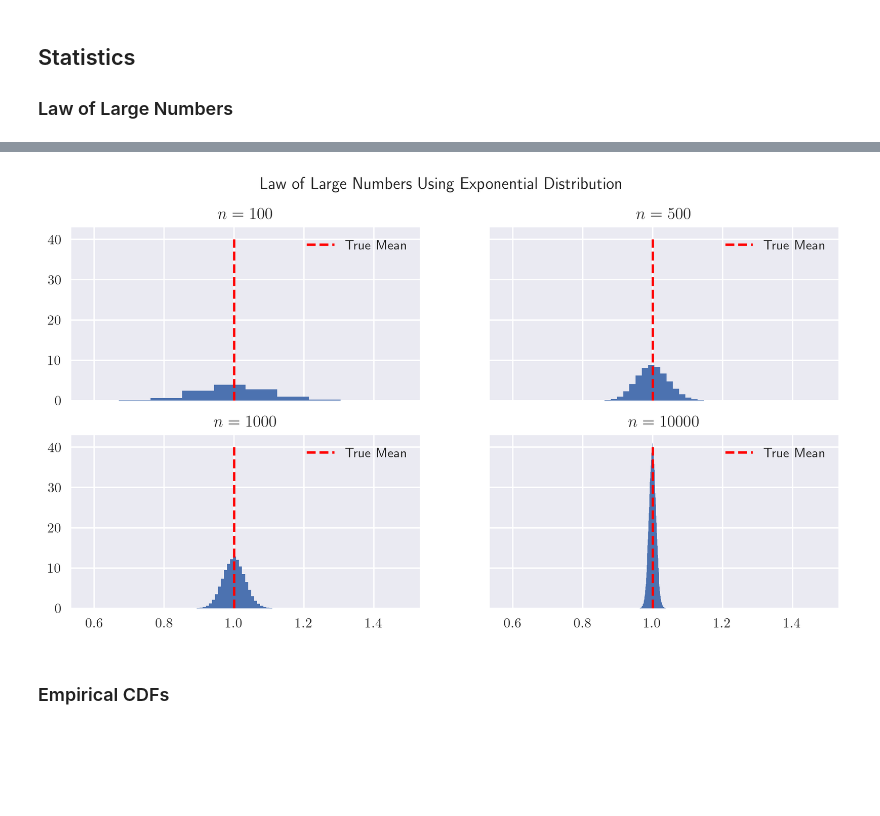
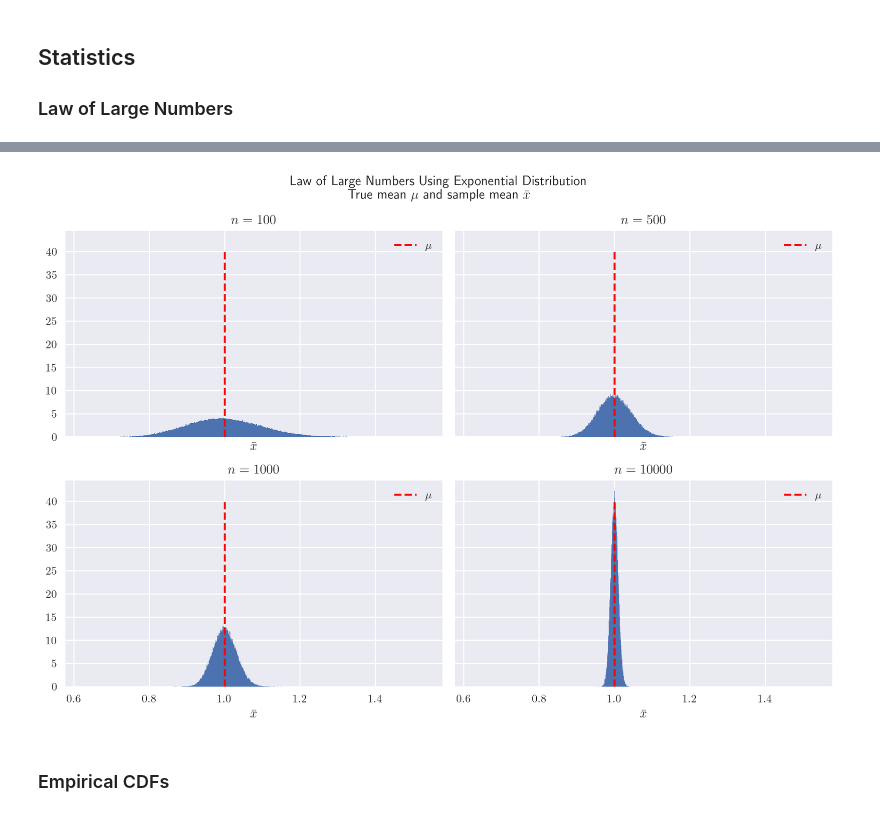
Before and after one commit to charlesrambo/math_bootcamp_25, a Jupyter notebook: Unit 3/unit_3_code_snippets.ipynb, the cells around one changed output, grey strips where cells are left out. Drawn from its saved outputs; the diff is of its cells as text; code cells hidden in the pictures; blank space fills up the shorter version.

```diff
--- a/Unit 3/unit_3_code_snippets.ipynb
+++ b/Unit 3/unit_3_code_snippets.ipynb
@@ -106,7 +253,8 @@ plt.show()
 ### Joint Distributions
 # %%
 # Import modules
-import numpy as np, matplotlib.pyplot as plt
+import numpy as np
+import matplotlib.pyplot as plt
 from scipy.stats import norm
 
 # Use LaTeX and increase resolution
@@ -123,8 +271,7 @@ Z = norm.rvs(size = 100)
 rho_vals = [-0.9, -0.75, -0.25, 0.25, 0.75, 0.9]
 
 # Set up subplots
-fig, ax = plt.subplots(2, 3, sharey = True,
-                       figsize = (12, 10), dpi = 125)
+fig, ax = plt.subplots(2, 3, sharey = True, figsize = (12, 10))
 
 for i, rho in enumerate(rho_vals):
 
@@ -149,7 +296,7 @@ for i, rho in enumerate(rho_vals):
     ax[row, col].set_ylabel(r'$Y$')
 
 # Save the figure
-plt.savefig(path + r'ex3-3.png')
+plt.savefig(path + r'ex3-4.png')
 
 plt.show()
 # %% [output]
@@ -203,9 +350,8 @@ w_min_var = minimize_scalar(port_sigma, bounds = (0, 1),
 # Define number of samples
 samples = 100
 
-# Create data frame to save results
-port_results = pd.DataFrame(index = range(samples),
-                            columns = ['mu', 'sigma'])
+# Create list to save results
+port_results = []
 
 # Get weights to loop over
 wt_vals = np.linspace(w_min_var, 1.0, samples)
@@ -220,8 +366,11 @@ for i, w in enumerate(wt_vals):
     sigma = port_sigma(w)
 
     # Save results
-    port_results.loc[i, ['mu', 'sigma']] = mu, sigma
+    port_results.append([mu, sigma])
 
+# Convert list into data frame
+port_results = pd.DataFrame(port_results,
+                            columns = ['mu', 'sigma'])
 
 # Plot efficient frontier
 plt.plot(port_results['sigma'], port_results['mu'],
@@ -248,7 +397,7 @@ plt.xlabel(r'$\sigma$', fontsize = 15)
 plt.ylabel(r'$\mu$', fontsize = 15)
 
 # Save the figure
-plt.savefig(path + r'ex3-4.png')
+plt.savefig(path + r'ex3-5.png')
 
 plt.show()
 
@@ -270,36 +419,36 @@ from scipy.stats import expon
 # Start the clock!
 start_time = time.perf_counter()
 
-# Set random seed
-np.random.seed(0)
-
 # Use LaTeX and increase resolution
 plt.rcParams['text.usetex'], plt.rcParams['figure.dpi'] = True, 300
 
 # Use Seaborn style
 plt.style.use('seaborn-v0_8')
 
+# Set random seed
+np.random.seed(0)
+
 # Choose n-values and set number of trials
 n_vals, trials = [100, 500, 1000, 10_000], 100_000
 
 # Set up subplots
 fig, ax = plt.subplots(2, 2, sharex = True, sharey = True,
-                       figsize = (10, 5), dpi = 300)
+                       figsize = (10, 7))
 
 for i, n in enumerate(n_vals):
 
     # Get row and column
     nrow, ncol = i // 2, i % 2
 
-    # Generate numbers of dimension trails x n
+    # Generate numbers of dimension n x trails
     # Scale is 1/lambda; default is 1 so unnecessary
-    X = expon.rvs(scale = 1/1, size = (trials, n))
+    X = expon.rvs(scale = 1/1, size = (n, trials))
 
     # Take mean of each row and make histogram
-    ax[nrow, ncol].hist(X.mean(axis = 1), bins = int(np.sqrt(n)), density = True)
+    ax[nrow, ncol].hist(X.mean(axis = 0), bins = int(np.sqrt(trials)), density = True)
 
     ax[nrow, ncol].vlines(x = 1, ymin = 0, ymax = 40, linestyle = 'dashed',
-                 color = 'red', label = 'True Mean')
+                 color = 'red', label = r'$\mu$')
 
     # Give each histogram a title
     ax[nrow, ncol].title.set_text(f'$n = {n}$')
@@ -307,14 +456,21 @@ for i, n in enumerate(n_vals):
     # Add legend
     ax[nrow, ncol].legend()
 
+    # Set x-axis label
+    ax[nrow, ncol].set_xlabel(r'$\bar{x}$')
+
 # Clear up a little RAM
 del X
 
 # Give the entire figure a title
-fig.suptitle('Law of Large Numbers Using Exponential Distribution')
+fig.suptitle(r'Law of Large Numbers Using Exponential Distribution'
+             +'\n' + r'True mean $\mu$ and sample mean $\bar{x}$')
+
+# Change padding on figure
+plt.tight_layout()
 
 # Save the figure
-plt.savefig(path + r'ex3-5.png')
+plt.savefig(path + r'ex3-6.png')
 
 plt.plot()
 
@@ -325,4 +481,4 @@ This program took 15.466 seconds.
-[figure, old version]
+[figure, new version]
 # %% [markdown]
 ### Empirical CDFs
 # %%
```
Also changed, not shown: parts of 15 cells of this notebook, 2 other files.
